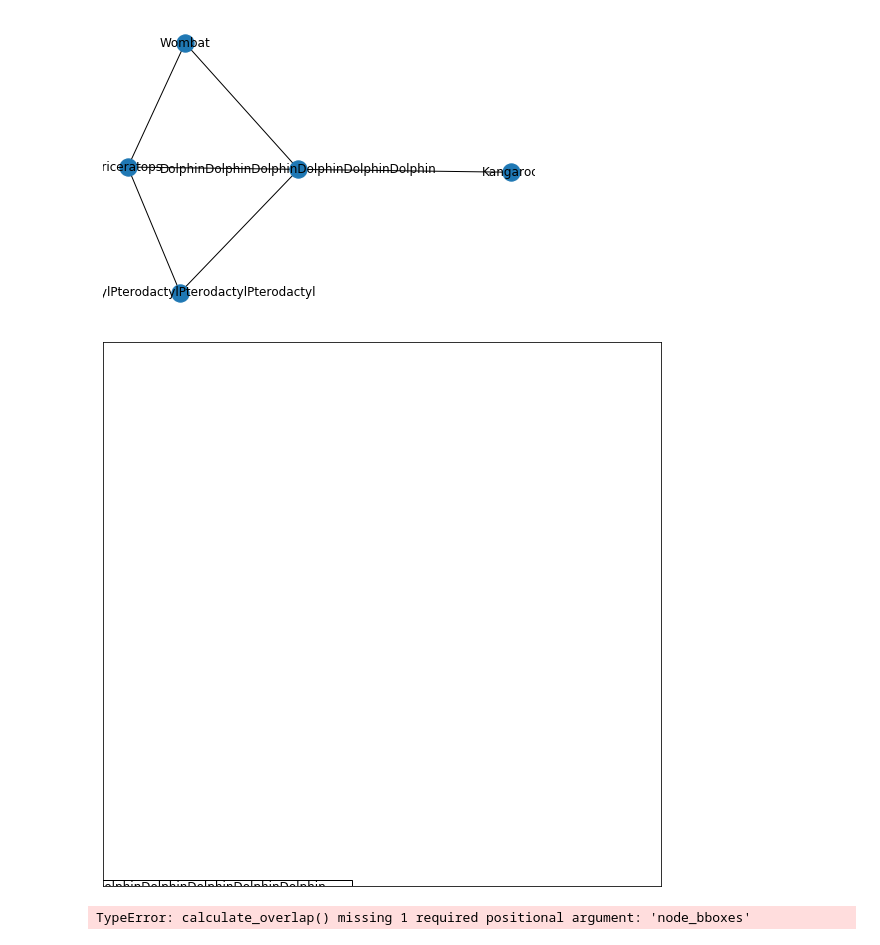
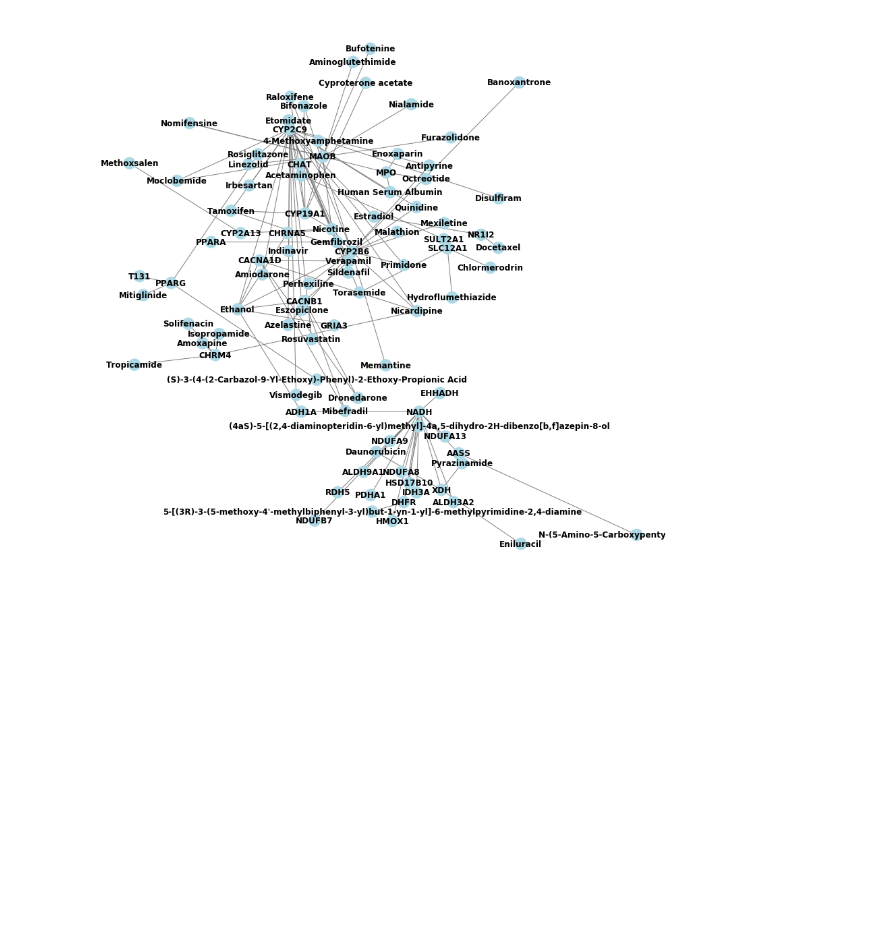
Before and after one commit to henrycousins/nxviz, a Jupyter notebook: test_jiggle.ipynb, the cells around one changed output. Saved outputs shown, nothing was run; the diff lists cells and outputs as text; code cells hidden in the pictures; blank space fills up the shorter version.

```diff
--- a/test_jiggle.ipynb
+++ b/test_jiggle.ipynb
@@ -11,0 +285,4 @@ from nxjiggle import *
+# %%
+# from nxjiggle import *
+
+new_pos = main_jiggle(subG, pos, text_scale = 20, num_iter = 1000, scale = 15)
@@ -12,23 +310,34 @@ from nxjiggle import *
+# %%
+
+fig, ax = plt.subplots()
+fig.set_figheight(15)
+fig.set_figwidth(15)
+nx.draw(subG,
+        pos=new_pos,
+        ax=ax,
+        with_labels=True,
+        node_color=['lightblue' for node in subG.nodes],
+        edge_color=['gray' for edge in subG.edges],
+        font_weight='bold'
+        )
+plt.show()
+# %% [output]
+[figure, added]
 # %%
-import networkx as nx
+# import networkx as nx
 
-G = nx.Graph()
+# G = nx.Graph()
 
 
-G.add_edge('DolphinDolphinDolphinDolphinDolphinDolphin', 'Triceratops')
-G.add_edge('Triceratops', 'PterodactylPterodactylPterodactylPterodactyl')
-G.add_edge('PterodactylPterodactylPterodactylPterodactyl', 'DolphinDolphinDolphinDolphinDolphinDolphin')
-G.add_edge('Wombat', 'DolphinDolphinDolphinDolphinDolphinDolphin')
-G.add_edge('Triceratops', 'Wombat')
-G.add_edge('DolphinDolphinDolphinDolphinDolphinDolphin', 'Kangaroo')
+# G.add_edge('DolphinDolphinDolphinDolphinDolphinDolphin', 'Triceratops')
+# G.add_edge('Triceratops', 'PterodactylPterodactylPterodactylPterodactyl')
+# G.add_edge('PterodactylPterodactylPterodactylPterodactyl', 'DolphinDolphinDolphinDolphinDolphinDolphin')
+# G.add_edge('Wombat', 'DolphinDolphinDolphinDolphinDolphinDolphin')
+# G.add_edge('Triceratops', 'Wombat')
+# G.add_edge('DolphinDolphinDolphinDolphinDolphinDolphin', 'Kangaroo')
 
-pos = nx.spring_layout(G)
+# pos = nx.spring_layout(G)
 
-nx.draw(G, with_labels=True, pos=pos)
+# nx.draw(G, with_labels=True, pos=pos)
-# %% [output]
-[figure, removed]
 # %%
-main_jiggle(G, pos)
+# main_jiggle(G, pos)
-# %% [output]
-[figure, removed]
-TypeError: calculate_overlap() missing 1 required positional argument: 'node_bboxes'
```
Also changed, not shown: parts of 6 cells of this notebook, 4 other files.
